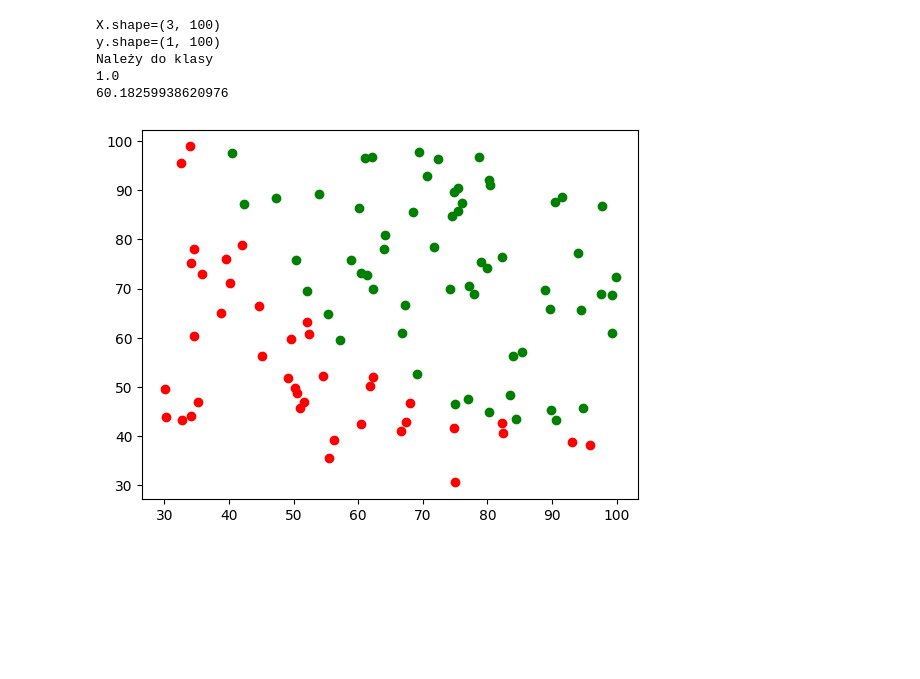
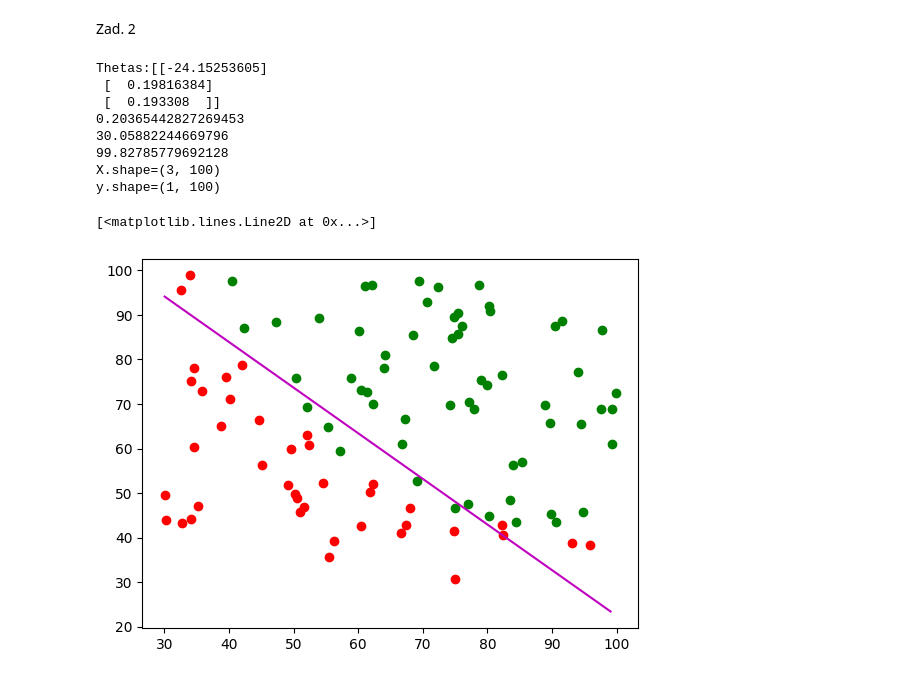
Before and after one commit to pawelzeja098/ML-Labs, a Jupyter notebook: lab3_Logistic_regression/lab3.ipynb, the cells around one changed output. Saved outputs shown, nothing was run; the diff lists cells and outputs as text; code cells hidden in the pictures; blank space fills up the shorter version.

```diff
--- a/lab3_Logistic_regression/lab3.ipynb
+++ b/lab3_Logistic_regression/lab3.ipynb
@@ -20,7 +20,7 @@ X = np.array([[1.0, 1.0, 1.0, 1.0, 1.0, 1.0, 1.0, 1.0],
 y = np.array([[0.0, 0.0, 0.0, 0.0, 1.0, 1.0, 1.0, 1.0]])
 # %%
 eps = 1e-10
-alpha = 1e-2
+alpha = 1e-3
 theta = np.array([[0], [0]])
 
 
@@ -65,7 +65,7 @@ labels = {0: "Nie należy do klasy", 1: "Należy do klasy"}
 
 plt.plot(np.array(X_1).reshape(-1), np.array(y_reg).reshape(-1))
 for i in range(len(X[1])):
-    plt.scatter(X[1],y,color=colors,label=labels[X[0][i]])
+    plt.scatter(X[1],y,color=colors,label=labels[y[0][i]])
 
 plt.show()
 # %% [output]
@@ -76,27 +73,72 @@ nan
+# %% [markdown]
+Zad. 2
 # %%
 with open("./admission.txt") as f:
     csv_reader = csv.reader(f)
     examples = []
     for row in csv_reader:
         examples.append([float(cell) for cell in row])
     data = np.array(examples)
     y = data[:, 2:3].T
     x = data[:, :2].T
     X = np.concatenate([np.ones([1, x.shape[1]]), x])
 
+eps = 1e-10
+alpha = 1e-3
+theta = np.array([[0], [0], [0]])
+
+
+
+cost_old = calculate_cost(X,y,theta)
+cost_new = np.inf
+
+m = X.shape[1]
+
+
+
+while abs(cost_old - cost_new) > eps:
+    grad0 = 0
+    grad1 = 0
+
+    # for i in range(m):
+    #     grad1 += (h_fun(x[i],theta) - y[i]) * x[i]
+
+    h_y_diff = (h_fun(X, theta) - y)
+
+    gradient = h_y_diff @ X.T
+    theta = theta - (alpha / m) * gradient.T
+
+
+
+    cost_old = cost_new
+    cost_new = calculate_cost(X,y,theta)
+
+
+print(f"Thetas:{theta}")
+print(cost_new)
+
+print(X[1,:].min())
+print(X[1,:].max())
 print(f'{X.shape=}')
 print(f'{y.shape=}')
 
 colors = ['red' if x == 0 else 'green' for x in y[0]]
 labels = {0: "Nie należy do klasy", 1: "Należy do klasy"}
 
 
 for i in range(len(X[0])):
     plt.scatter(X[1][i],X[2][i],color=colors[i],label=labels[X[0][i]])
+x1_db = np.arange(X[1, :].min(), X[1, :].max(), 1)
+x2_db = -theta[0, 0]/theta[2, 0] - theta[1, 0]/theta[2, 0]*x1_db
+plt.plot(x1_db, x2_db, '-m')
 # %% [output]
+Thetas:[[-24.15253605]
+ [  0.19816384]
+ [  0.193308  ]]
+0.20365442827269453
+30.05882244669796
+99.82785779692128
 X.shape=(3, 100)
 y.shape=(1, 100)
-Należy do klasy
-1.0
-60.18259938620976
+[<matplotlib.lines.Line2D at 0x...>]
-[figure, old version]
+[figure, new version]
```
Also changed, not shown: parts of 10 cells of this notebook, 1 other file.
